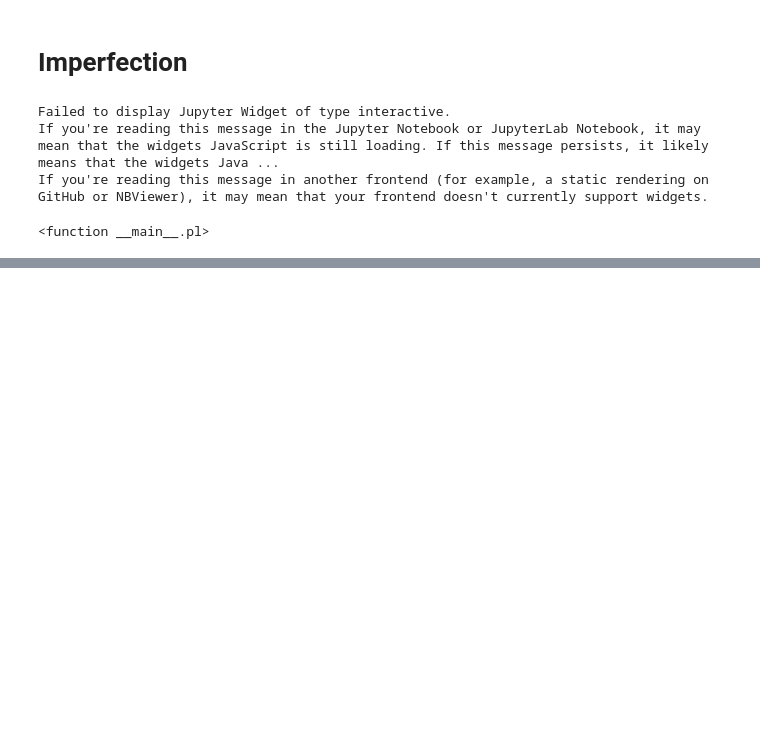
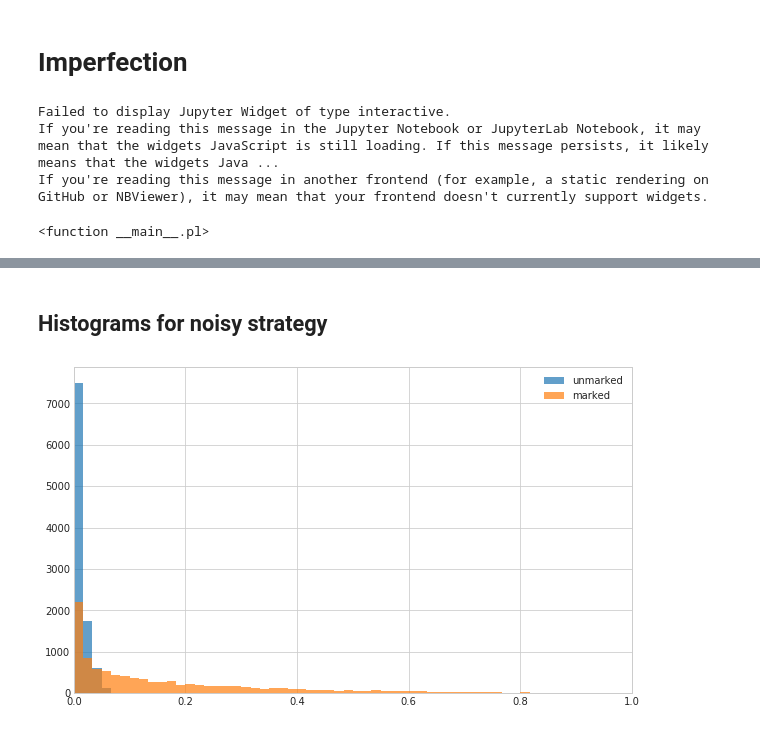
Before and after one commit to lepisma/noisy-quantum-search, a Jupyter notebook: playground.ipynb, the cells around one changed output, grey strips where cells are left out. Drawn from its saved outputs; the diff is of its cells as text; code cells hidden in the pictures; blank space fills up the shorter version.

```diff
--- a/playground.ipynb
+++ b/playground.ipynb
@@ -23,0 +64,12 @@ If you're reading this message in another frontend (for example, a static render
+# %% [markdown]
+## Histograms for noisy strategy
+# %%
+p = probs[1]
+fig = plt.figure(figsize=(10, 6))
+plt.hist((mems_map[p] ** 2)[:, 10, 5], bins=60,range=(0,1), alpha=0.7, label="unmarked")
+plt.hist((mems_map[p] ** 2)[:, 10, 1], bins=60,range=(0,1), alpha=0.7, label="marked")
+plt.legend()
+plt.xlim([0, 1])
+plt.savefig(f"{output}/trace-dist.pdf")
+# %% [output]
+[figure, added]
```
Also changed, not shown: parts of 9 cells of this notebook, 1 other file.
